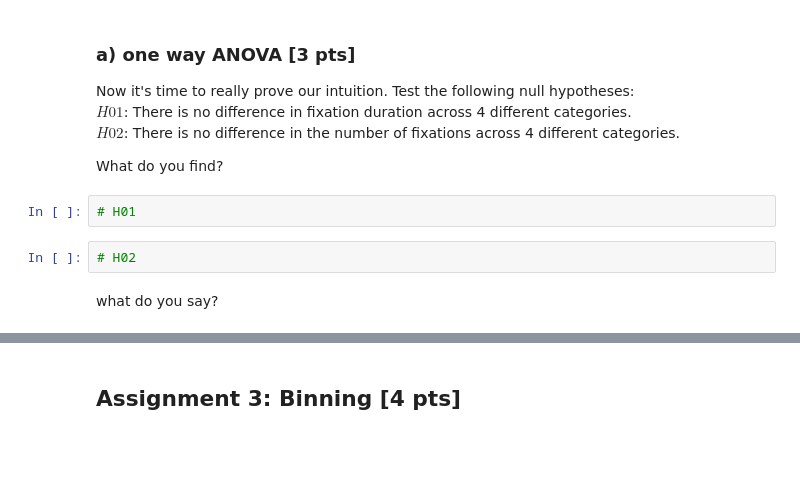
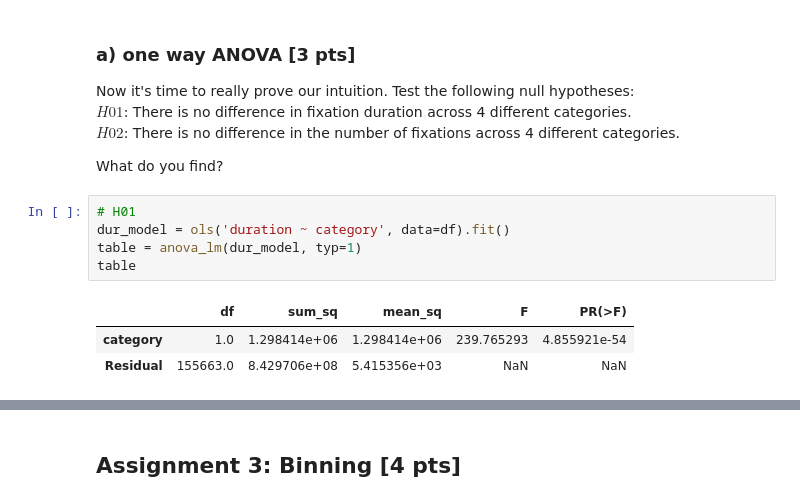
Before and after one commit to NBP-ACC/week-7-acc_5, a Jupyter notebook: Sheet05.ipynb, the cells around one changed output, grey strips where cells are left out. Saved outputs shown, nothing was run; the diff lists cells and outputs as text; blank space fills up the shorter version.

```diff
--- a/Sheet05.ipynb
+++ b/Sheet05.ipynb
@@ -237,9 +229,12 @@ $H01$: There is no difference in fixation duration across 4 different categories
 $H02$: There is no difference in the number of fixations across 4 different categories.
 
 What do you find?
-# %%
-# H01
-# %%
-# H02
-# %% [markdown]
-what do you say?
+# %%
+# H01
+dur_model = ols('duration ~ category', data=df).fit()
+table = anova_lm(dur_model, typ=1)
+table
+# %% [output]
+|  | df | sum_sq | mean_sq | F | PR(>F) |
+| category | 1.0 | 1.298414e+06 | 1.298414e+06 | 239.765293 | 4.855921e-54 |
+| Residual | 155663.0 | 8.429706e+08 | 5.415356e+03 | NaN | NaN |
```
Also changed, not shown: parts of 16 cells of this notebook.
